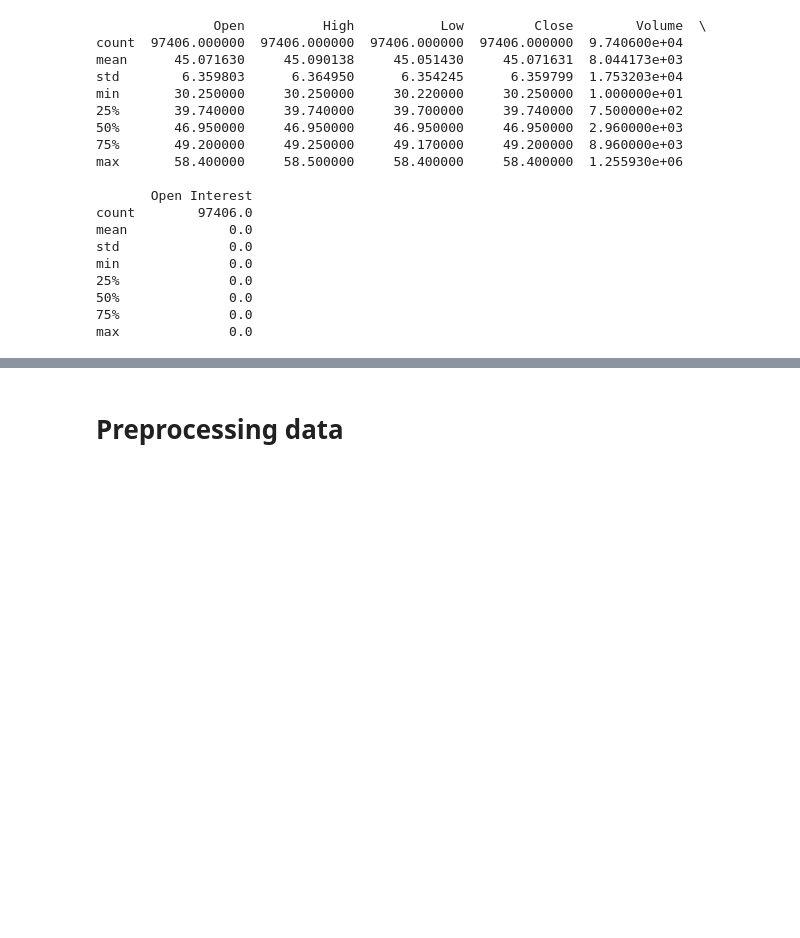
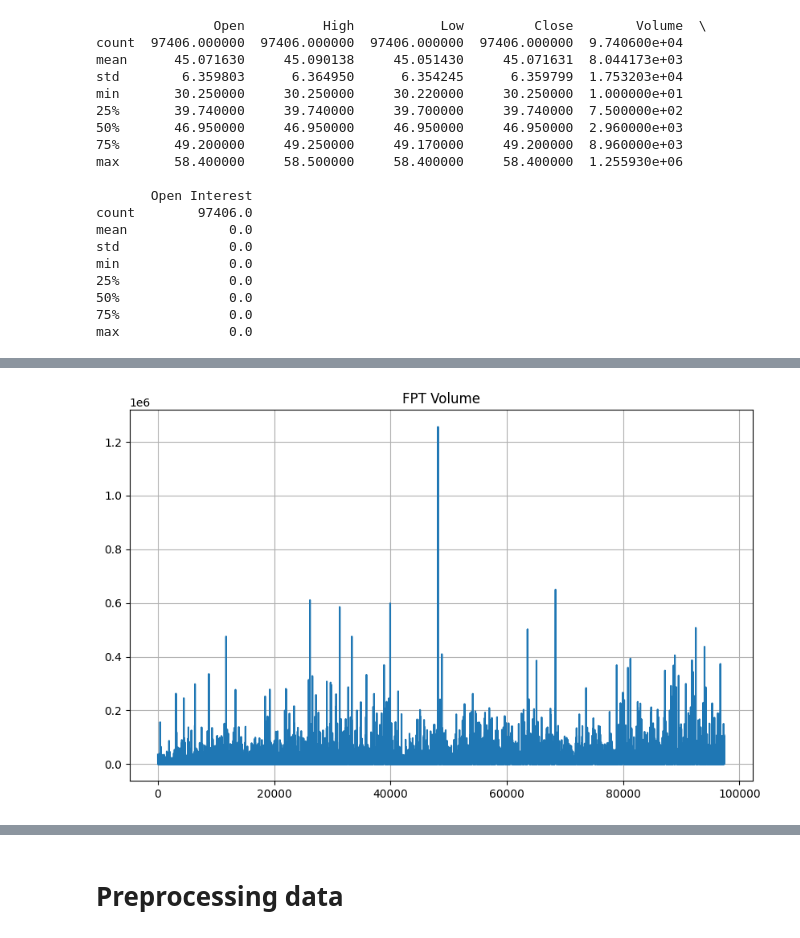
Before and after one commit to truongthuankiet1990gmailcom/Stock-Movement, a Jupyter notebook: test.ipynb, the cells around one changed output, grey strips where cells are left out. Cells and saved outputs as stored; diff of their text form; code cells hidden in the pictures; blank space fills up the shorter version.

```diff
--- a/test.ipynb
+++ b/test.ipynb
@@ -45,0 +54,8 @@ max              0.0
+# %%
+# Plot the distribution of the volume over the years
+plt.figure(figsize=(10, 6))
+plt.plot(fpt_data['Volume'])
+plt.title('FPT Volume')
+plt.grid()
+# %% [output]
+[figure, added]
```
Also changed, not shown: parts of 7 cells of this notebook, 2 other files.
